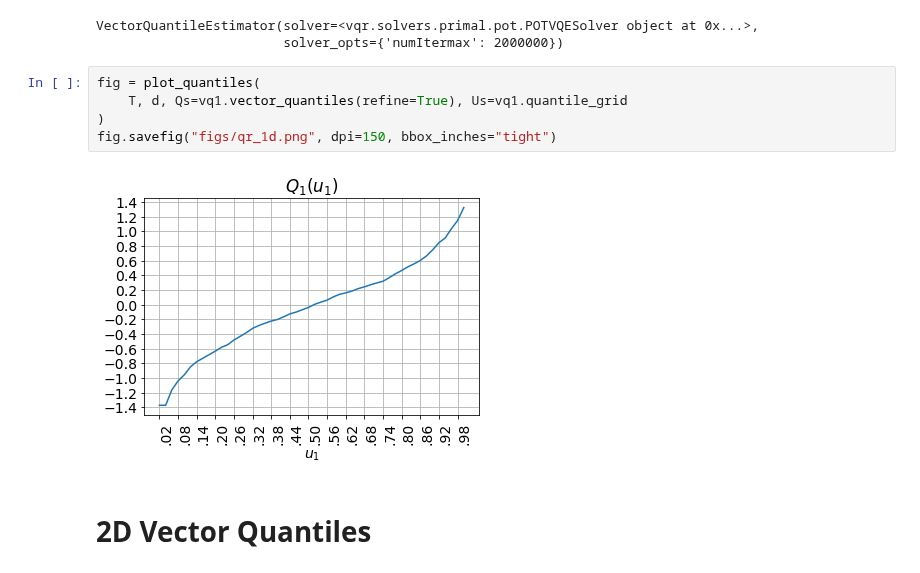
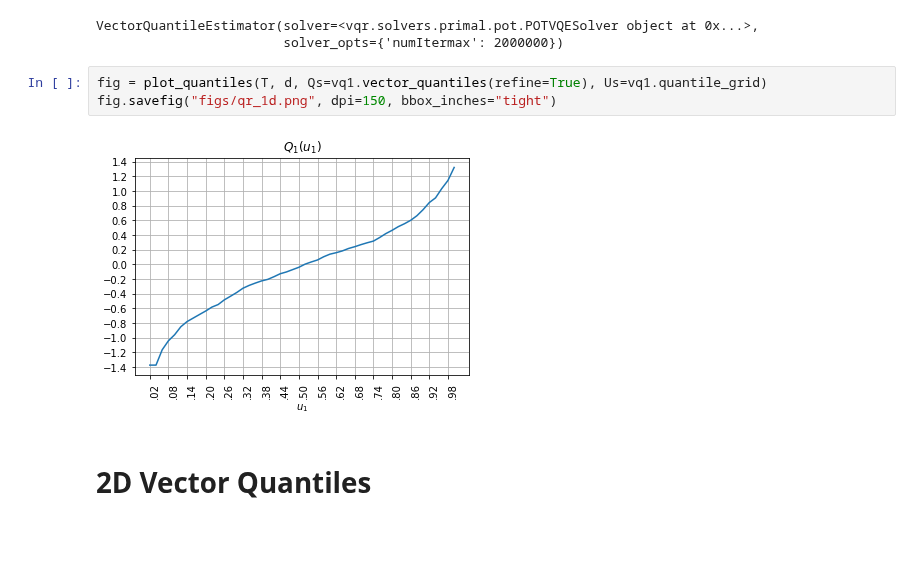
Before and after one commit to vistalab-technion/vqr, a Jupyter notebook: notebooks/01-VQE.ipynb, the cells around one changed output. Cells and saved outputs as stored; diff of their text form; blank space fills up the shorter version.

```diff
--- a/notebooks/01-VQE.ipynb
+++ b/notebooks/01-VQE.ipynb
@@ -40,12 +46,10 @@ vq1.fit(Y)
 VectorQuantileEstimator(solver=<vqr.solvers.primal.pot.POTVQESolver object at 0x...>,
                         solver_opts={'numItermax': 2000000})
 # %%
-fig = plot_quantiles(
-    T, d, Qs=vq1.vector_quantiles(refine=True), Us=vq1.quantile_grid
-)
+fig = plot_quantiles(T, d, Qs=vq1.vector_quantiles(refine=True), Us=vq1.quantile_grid)
 fig.savefig("figs/qr_1d.png", dpi=150, bbox_inches="tight")
 # %% [output]
-[figure, old version]
+[figure, new version]
 # %% [markdown]
 # 2D Vector Quantiles
 # %%
```
Also changed, not shown: parts of 17 cells of this notebook, 6 other files.
